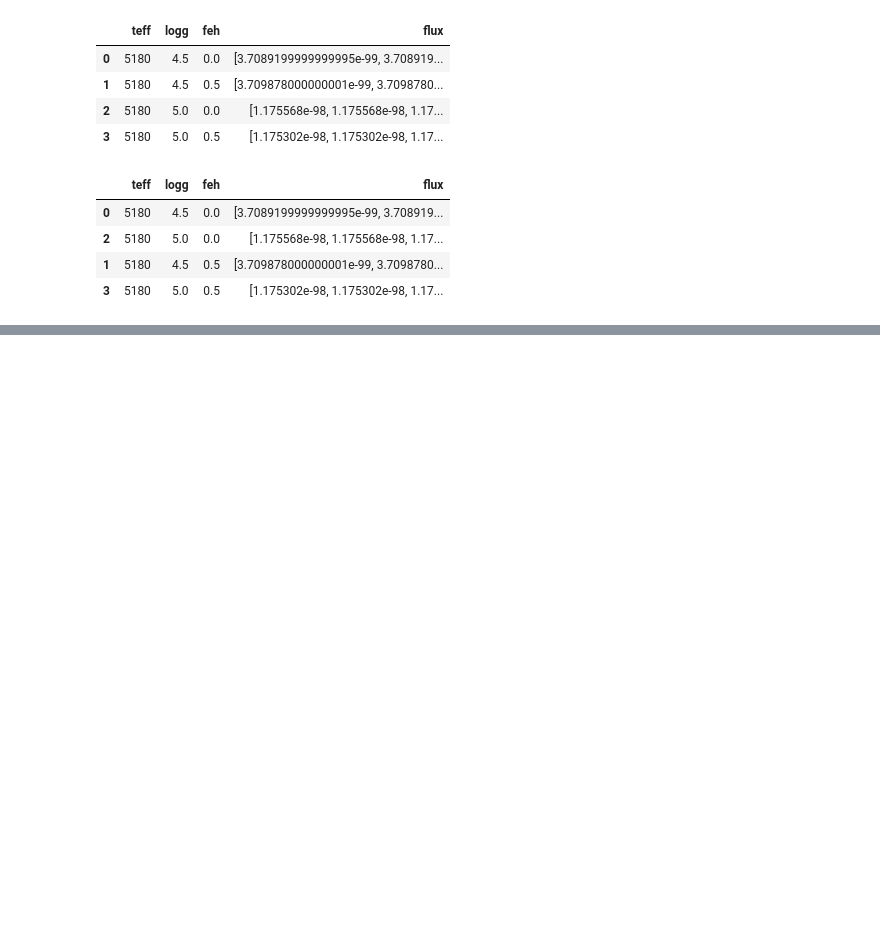
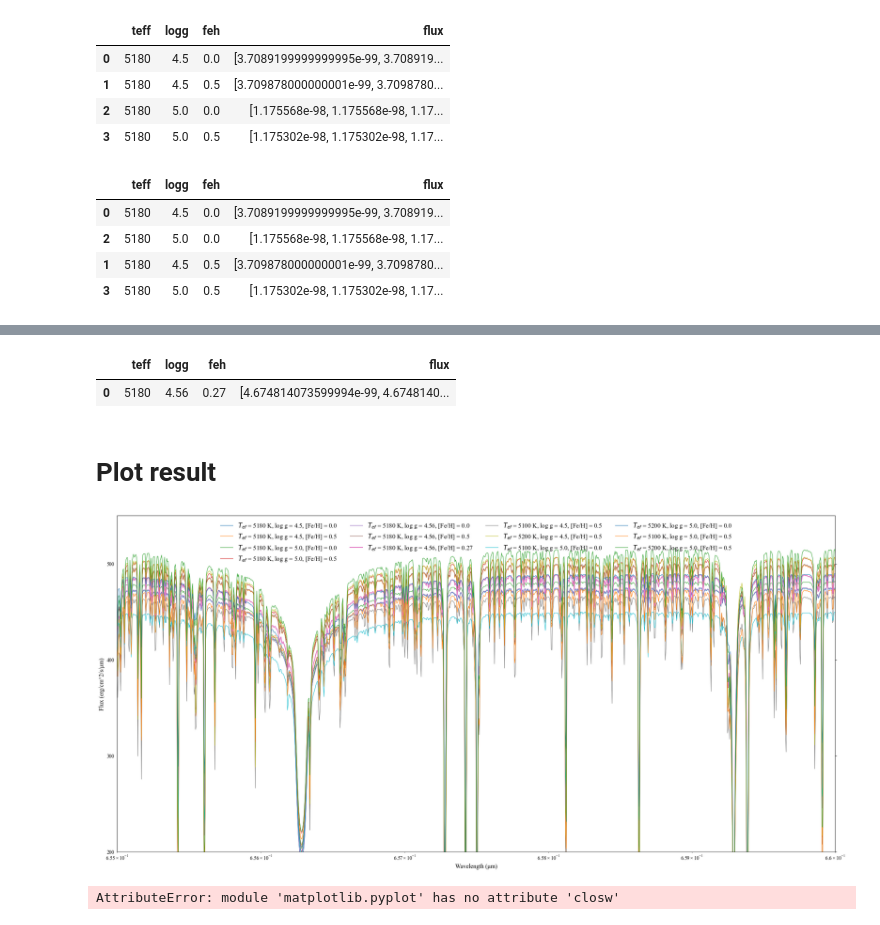
Before and after one commit to micahgcnavia/Auto-Interp-Spectra, a Jupyter notebook: investigating.ipynb, the cells around one changed output, grey strips where cells are left out. Drawn from its saved outputs; the diff is of its cells as text; code cells hidden in the pictures; blank space fills up the shorter version.

Commit message:
solved interpolation issues!

```diff
--- a/investigating.ipynb
+++ b/investigating.ipynb
@@ -157,3 +207,8 @@ sort_df(df, 'logg', interpolate_flags)
 | 2 | 5180 | 5.0 | 0.0 | [1.175568e-98, 1.175568e-98, 1.17... |
 | 1 | 5180 | 4.5 | 0.5 | [3.709878000000001e-99, 3.7098780... |
 | 3 | 5180 | 5.0 | 0.5 | [1.175302e-98, 1.175302e-98, 1.17... |
+# %%
+interp_steps2 = interp_param(df, 'logg')
+# %%
+df2 = combine_dicts(interp_steps2)
+df2
@@ -159,0 +219,3 @@ sort_df(df, 'logg', interpolate_flags)
+# %%
+df2 = sort_df(df2, 'feh', interpolate_flags)
+df2
@@ -159,0 +226,3 @@ sort_df(df, 'logg', interpolate_flags)
+# %%
+interp_steps3 = interp_param(df2, 'feh')
+interp_steps3
@@ -159,0 +235,64 @@ sort_df(df, 'logg', interpolate_flags)
+# %%
+df3 = combine_dicts(interp_steps3)
+df3
+# %% [output]
+|  | teff | logg | feh | flux |
+| 0 | 5180 | 4.56 | 0.27 | [4.674814073599994e-99, 4.6748140... |
+# %% [markdown]
+# Plot result
+# %%
+steps = [interp_steps, interp_steps2, interp_steps3]
+
+fig, ax = plt.subplots(figsize=(25,12), facecolor='white')
+
+for step in steps:
+
+    for df in step:
+
+        if len(step) == 1:
+            lw=2
+        else:
+            lw=1
+
+        ax.plot(wav_ref/1e4,df['flux']/1e4, lw=lw, label = '$T_{ef}$ = '+str(int(df['teff']))+' K, log g = '+
+                     str(df['logg'])+', [Fe/H] = '+str(df['feh']))
+
+for i in range(0, len(test), 2):
+    row = test.iloc[i, :].to_dict()
+    row2 = test.iloc[i + 1, :].to_dict() if i + 1 < len(test) else None  # Second row (if exists)
+
+    if row2 is None:
+        pass
+
+    flux = load_and_interpolate_spectrum(row)
+    try:
+        flux2 = load_and_interpolate_spectrum(row2)
+
+    except:
+        continue
+
+    ax.plot(wav_ref/1e4,flux/1e4, lw=1, label = '$T_{ef}$ = '+str(int(row['teff']))+' K, log g = '+
+                     str(row['logg'])+', [Fe/H] = '+str(row['feh']))
+    ax.plot(wav_ref/1e4,flux2/1e4, lw=1, label = '$T_{ef}$ = '+str(int(row2['teff']))+' K, log g = '+
+                     str(row2['logg'])+', [Fe/H] = '+str(row2['feh']))
+
+ax.legend(fontsize = 15, loc='upper center', bbox_to_anchor=(0.5, 1.0),
+               fancybox=False, ncol=4, frameon=False)
+
+ax.set_xscale('log')
+
+ax.set_xlim(0.655, 0.66)
+ax.set_ylim(200, 550)
+ax.locator_params(axis='y', nbins=5)
+plt.tick_params(labelcolor='k', which='both', top=False,
+            bottom=True, left=False, right=True, labelsize='large')
+
+plt.xlabel("Wavelength (μm)",fontsize = 'x-large')
+plt.ylabel("Flux (erg/cm^2/s/μm)",fontsize = 'x-large')
+
+plt.tight_layout()
+plt.show()
+plt.close()
+# %% [output]
+[figure, added]
+AttributeError: module 'matplotlib.pyplot' has no attribute 'closw'
```
Also changed, not shown: parts of 19 cells of this notebook.
